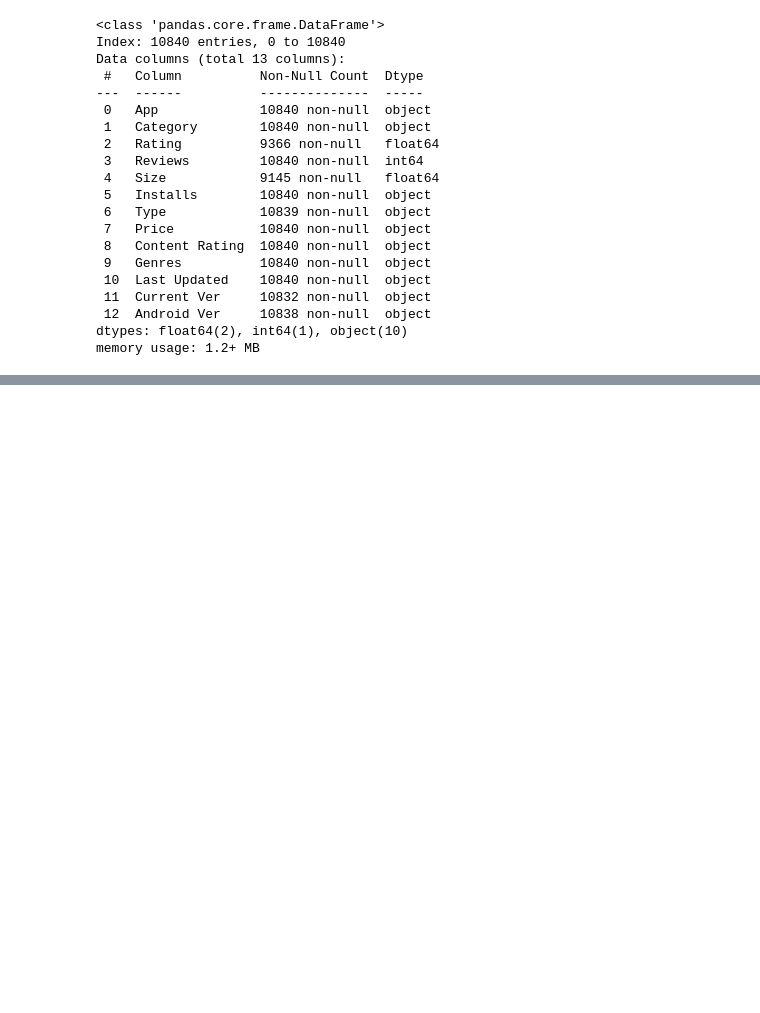
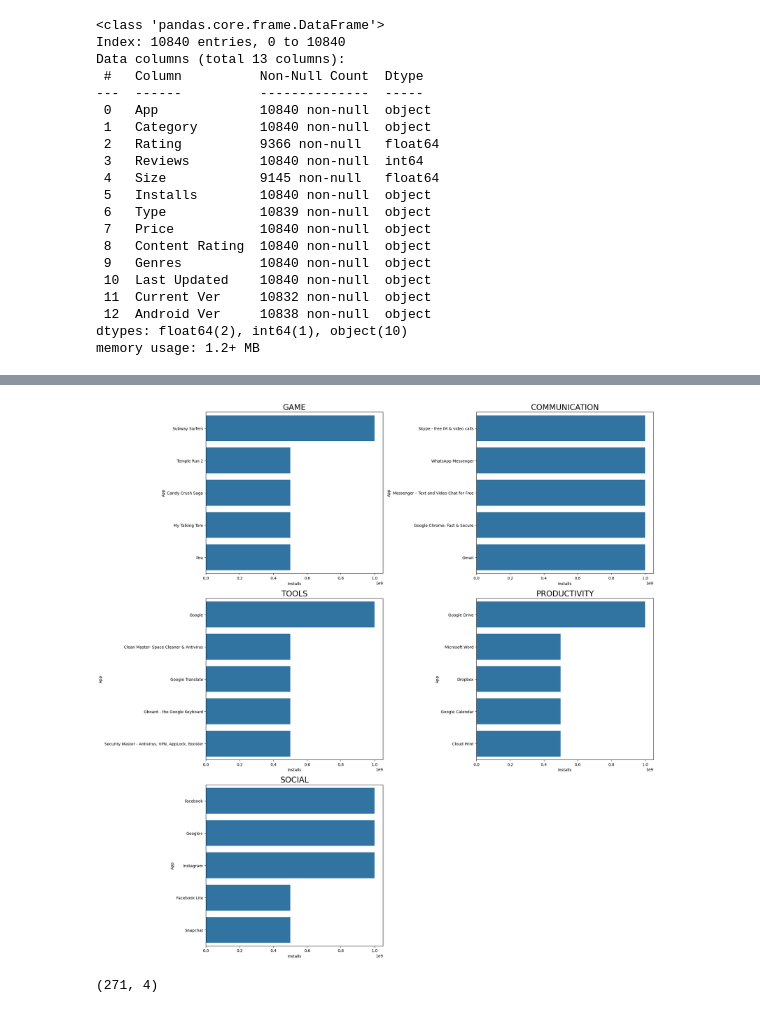
Before and after one commit to elifduman23/Feature-Engineering-GooglePlayStore.csv, a Jupyter notebook: Feature Engineering with Google Play Dataset.ipynb, the cells around one changed output, grey strips where cells are left out. Cells and saved outputs as stored; diff of their text form; code cells hidden in the pictures; blank space fills up the shorter version.

```diff
--- a/Feature Engineering with Google Play Dataset.ipynb
+++ b/Feature Engineering with Google Play Dataset.ipynb
@@ -305,0 +639,16 @@ memory usage: 1.2+ MB
+# %%
+data_new_app_category=data_new_app_category.sort_values("Installs",ascending=False)
+# %%
+plt.figure(figsize=(20,20))
+for i,app in enumerate(apps):
+    data_new_2=data_new_app_category[data_new_app_category["Category"]==app]
+    data_new_2=data_new_2.head(5)
+    plt.subplot(3,2,i+1)
+    sns.barplot(data=data_new_2,x="Installs",y="App")
+    plt.xlabel("Installs")
+    plt.ylabel("App")
+    plt.title(app,size=20)
+    plt.tight_layout()
+plt.show()
+# %% [output]
+[figure, added]
@@ -305,0 +660,4 @@ memory usage: 1.2+ MB
+# %%
+top5_rated_apps.shape
+# %% [output]
+(271, 4)
```
Also changed, not shown: parts of 52 cells of this notebook.
